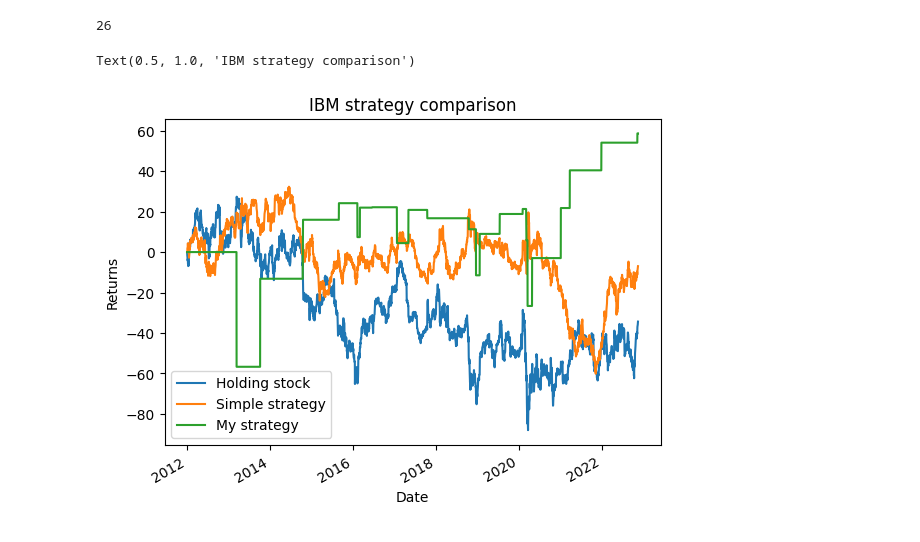
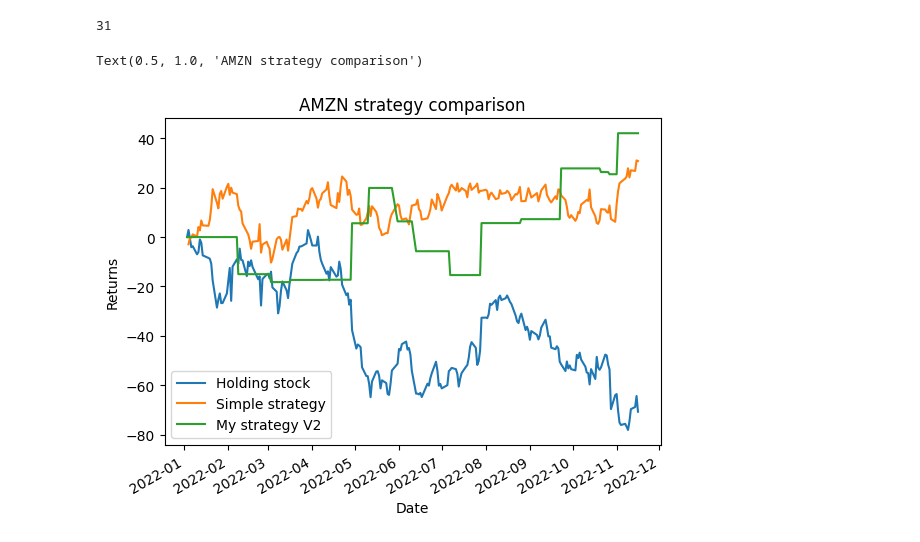
Before and after one commit to C-Kitching/Data-Science-Society, a Jupyter notebook: ATS/week 5 - Simple trading strategy and Bollinger band.ipynb, the cells around one changed output. Drawn from its saved outputs; the diff is of its cells as text; code cells hidden in the pictures.

```diff
--- a/ATS/week 5 - Simple trading strategy and Bollinger band.ipynb
+++ b/ATS/week 5 - Simple trading strategy and Bollinger band.ipynb
@@ -5,8 +5,8 @@ import matplotlib.pyplot as plt
 import pandas as pd
 # %%
 # download data
-ticker = "IBM"
-df = yt.download(ticker, start = "2012-01-01")
+ticker = "AMZN"
+df = yt.download(ticker, start = "2022-01-01")
 df.head()
 # %% [output]
 [*********************100%***********************]  1 of 1 completed
@@ -81,6 +86,8 @@ plt.show()
 counter = 0
 long_pos = False
 short_pos = False
+long_price = 0
+short_price = 0
 total_long_positions = 0
 total_short_positions = 0
 r = 0.1
@@ -88,7 +95,7 @@ for i, row in df.iterrows():
 
     # do nothing for the first 20 days
     if counter < N:
-        df.at[i, "profit_bollinger_strat"] = 0
+        df.at[i, "profit_bollinger_strat_V1"] = 0
     else:
 
         # if low falls below lower band
@@ -101,9 +108,9 @@ for i, row in df.iterrows():
             if short_pos and short_price > low:
                 short_pos = False
                 total_short_positions -= 1
-                df.at[i, "profit_bollinger_strat"] = short_price - close
+                df.at[i, "profit_bollinger_strat_V1"] = short_price - close
             else:
-                df.at[i, "profit_bollinger_strat"] = 0
+                df.at[i, "profit_bollinger_strat_V1"] = 0
 
             # if we don't have a long position, open one
             if not long_pos:
@@ -122,9 +129,9 @@ for i, row in df.iterrows():
             if long_pos and high > long_price:
                 long_pos = False
                 total_long_positions -= 1
-                df.at[i, "profit_bollinger_strat"] = close - long_price
+                df.at[i, "profit_bollinger_strat_V1"] = close - long_price
             else:
-                df.at[i, "profit_bollinger_strat"] = 0
+                df.at[i, "profit_bollinger_strat_V1"] = 0
 
             # open short pos
             if not short_pos:
@@ -133,26 +140,26 @@ for i, row in df.iterrows():
                 total_short_positions += 1
                 short_date = i
 
-        # if price falls 10% below long, close position and take loss
+        # if high price falls 10% below long, close position and take loss
         elif(df.at[i, "High"] < (1-r)*long_price and long_pos):
-            df.at[i, "profit_bolligner_strat"] = df.at[i, "Close"] - long_price
+            df.at[i, "profit_bolligner_strat_V1"] = df.at[i, "Close"] - long_price
             long_pos = False
             total_long_positions -= 1
 
-        # if price rises 10% above short, close position and take loss
-        elif(df.at[i, "High"] > (1+r)*short_price and short_pos):
-            df.at[i, "profit_bolligner_strat"] = short_price - df.at[i, "Close"]
+        # if low price rises 10% above short, close position and take loss
+        elif(df.at[i, "Low"] > (1+r)*short_price and short_pos):
+            df.at[i, "profit_bolligner_strat_V1"] = short_price - df.at[i, "Close"]
             short_pos = False
             total_short_positions -= 1
 
         # if between bands
         else:
-            df.at[i, "profit_bollinger_strat"] = 0
+            df.at[i, "profit_bollinger_strat_V1"] = 0
 
     counter += 1
 
 # find cummulative returns
-df["return_bollinger_strat"] = df["profit_bollinger_strat"].cumsum()
+df["return_bollinger_strat_V1"] = df["profit_bollinger_strat_V1"].cumsum()
 
 # check for open and close positions
 if total_long_positions > 0:
@@ -288,36 +288,37 @@ count = 0
 for i, row in df.iterrows():
 
     # assume nothing happens that day
-    df.at[i, "profit_bolligner_strat_2"] = 0
+    df.at[i, "profit_bolligner_strat_V2"] = 0
 
     # if opening long pos
     if df.at[i, "bolligner_long_signal"] == 1:
-        long_price = df.at[i, "open"]
+        long_price = df.at[i, "Open"]
         count += 1
     # closing long pos
     elif df.at[i, "bolligner_long_signal"] == -1:
-        df.at[i, "profit_bolligner_strat_2"] += df.at[i, "Open"] - long_price
+        df.at[i, "profit_bolligner_strat_V2"] += -df.at[i, "Open"] + long_price
         count += 1
 
     # if opening short pos
     if df.at[i, "bolligner_short_signal"] == 1:
-        short_price = df.at[i, "open"]
+        short_price = df.at[i, "Open"]
         count += 1
     # closing long pos
     elif df.at[i, "bolligner_short_signal"] == -1:
         count += 1
-        df.at[i, "profit_bolligner_strat_2"] += short_price - df.at[i, "Open"]
+        df.at[i, "profit_bolligner_strat_V2"] += -short_price + df.at[i, "Open"]
 
 print(count)
 
 # calculate cummulative returns
-df["return_bollinger_strat_2"] = df.profit_bolligner_strat_2.cumsum()
+df["return_bollinger_strat_V2"] = df.profit_bolligner_strat_V2.cumsum()
 # %% [output]
-26
+31
 # %%
-df.plot(y = ["return_holding_stock", "return_simple_strat", "return_bollinger_strat_2"], label = ["Holding stock", "Simple strategy", "My strategy"])
+df.plot(y = ["return_holding_stock", "return_simple_strat", "return_bollinger_strat_V2"],
+        label = ["Holding stock", "Simple strategy", "My strategy V2"])
 plt.ylabel("Returns")
 plt.title("{} strategy comparison".format(ticker))
 # %% [output]
-Text(0.5, 1.0, 'IBM strategy comparison')
+Text(0.5, 1.0, 'AMZN strategy comparison')
-[figure, old version]
+[figure, new version]
```
Also changed, not shown: parts of 11 cells of this notebook.
